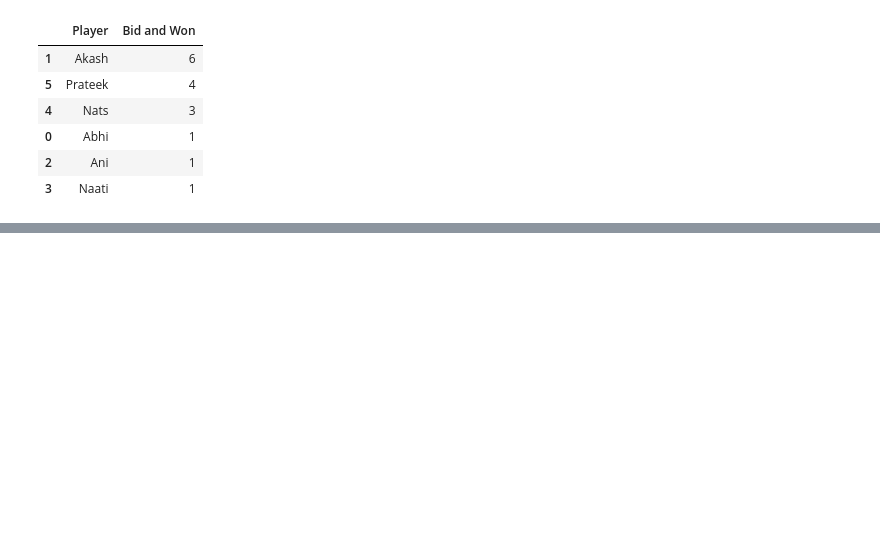
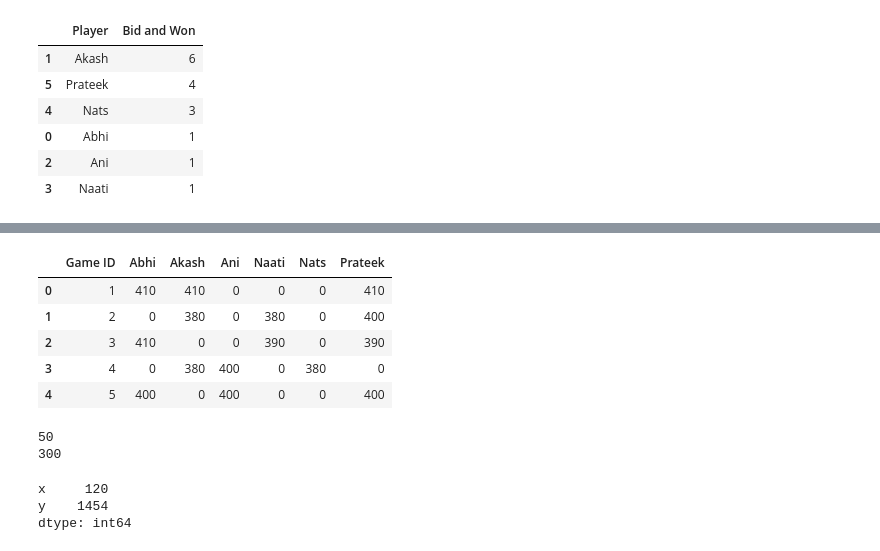
Before and after one commit to akash-suresh/three-of-spades, a Jupyter notebook: 3ofSpades.ipynb, the cells around one changed output, grey strips where cells are left out. Saved outputs shown, nothing was run; the diff lists cells and outputs as text; code cells hidden in the pictures; blank space fills up the shorter version.

```diff
--- a/3ofSpades.ipynb
+++ b/3ofSpades.ipynb
@@ -109,0 +321,31 @@ get_bid_and_won_stats(raw_df)
+# %%
+raw_df.head()
+# %% [output]
+|  | Game ID | Abhi | Akash | Ani | Naati | Nats | Prateek |
+| 0 | 1 | 410 | 410 | 0 | 0 | 0 | 410 |
+| 1 | 2 | 0 | 380 | 0 | 380 | 0 | 400 |
+| 2 | 3 | 410 | 0 | 0 | 390 | 0 | 390 |
+| 3 | 4 | 0 | 380 | 400 | 0 | 380 | 0 |
+| 4 | 5 | 400 | 0 | 400 | 0 | 0 | 400 |
+# %%
+def calc_sum(x):
+    print(x[0])
+    return x.sum()
+
+data = {
+  "x": [50, 40, 30],
+  "y": [300, 1112, 42]
+}
+
+df = pd.DataFrame(data)
+
+x = df.apply(calc_sum)
+# %% [output]
+50
+300
+# %%
+x
+# %% [output]
+x     120
+y    1454
+dtype: int64
```
Also changed, not shown: parts of 5 cells of this notebook.
